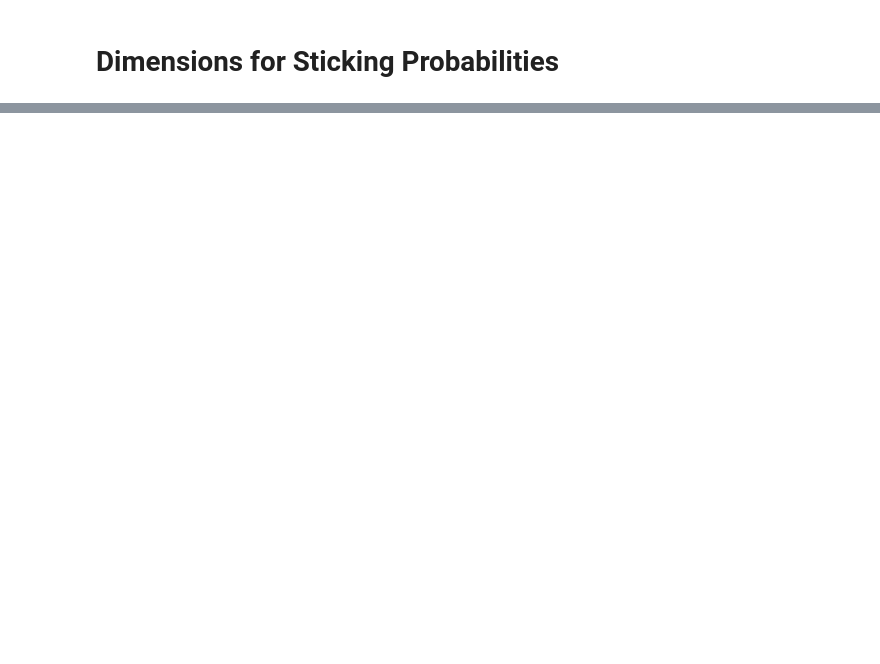
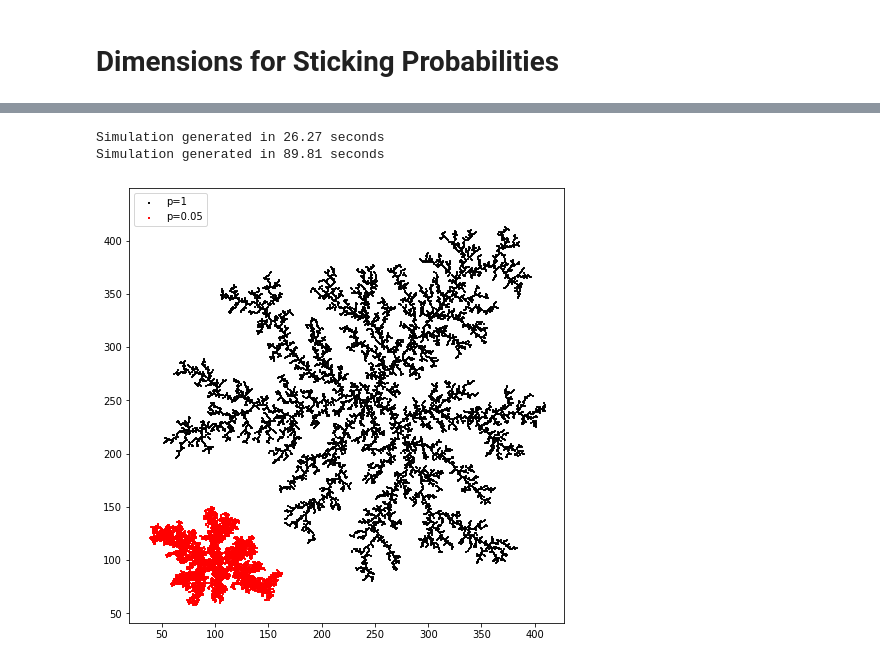
Before and after one commit to edwardwebster/PH30056-Labs, a Jupyter notebook: Coursework 1/Data/StickingProbabilityAnalysis.ipynb, the cells around one changed output, grey strips where cells are left out. Cells and saved outputs as stored; diff of their text form; code cells hidden in the pictures; blank space fills up the shorter version.

```diff
--- a/Coursework 1/Data/StickingProbabilityAnalysis.ipynb
+++ b/Coursework 1/Data/StickingProbabilityAnalysis.ipynb
@@ -76,3 +78,24 @@ Simulation generated in 155.32 seconds
 p=0.01:  1.960 ± 0.015
 p=1.0:   1.547 ± 0.011
 [figure]
+# %%
+sim1 = DLA(10000, 50000, 1.0) #15000, 50000
+sim2 = DLA(10000, 50000, 0.01)
+# %% [output]
+Simulation generated in 26.27 seconds
+Simulation generated in 89.81 seconds
+# %%
+fig= plt.figure(figsize=[8, 8])
+
+plt.scatter(sim1.data['x'], sim1.data['y'], label="p=1", marker="s", color="black", s=1)
+plt.scatter(sim2.data['x']-150, sim2.data['y']-150, label="p=0.05", marker="s", color="red", s=1)
+plt.legend()
+
+plt.xlim([0, 500])
+plt.ylim([0, 500])
+plt.axis('square')
+# plt.axis('off')
+
+plt.show()
+# %% [output]
+[figure, added]
```
Also changed, not shown: parts of 9 cells of this notebook, 34 other files.
